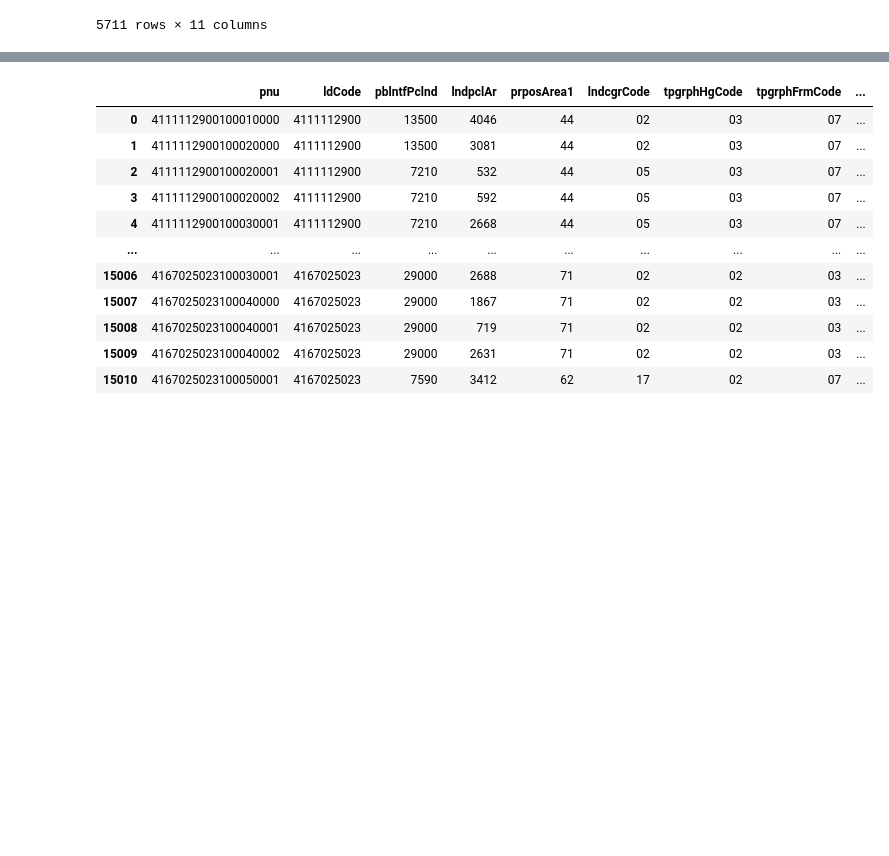
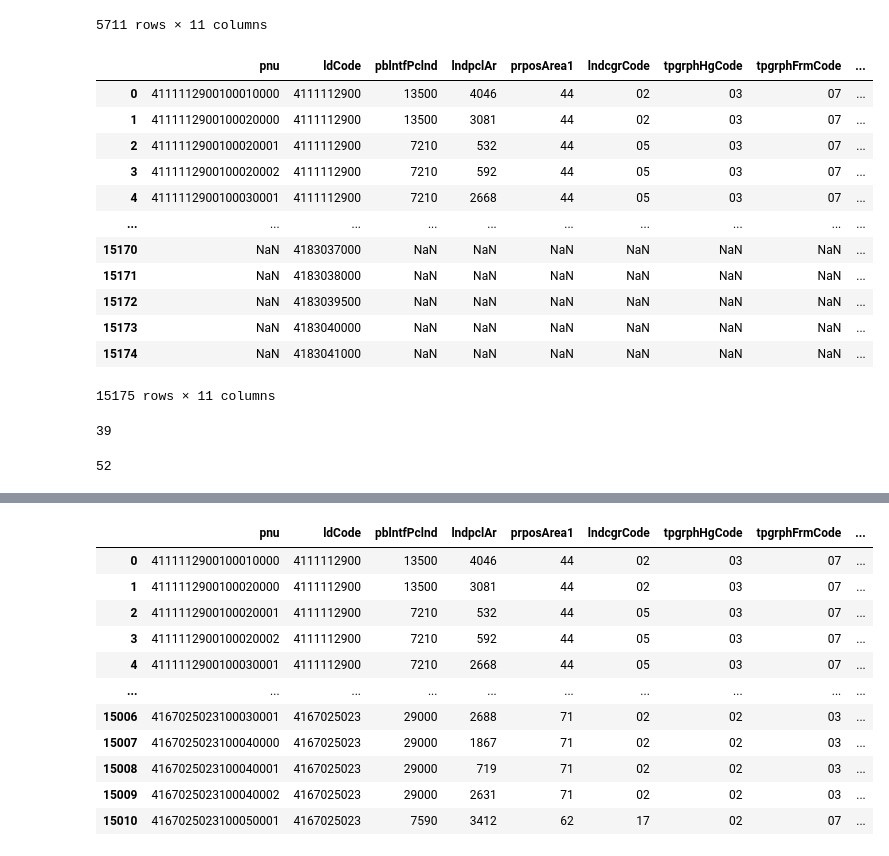
Before and after one commit to LEEPPEUM/final_project, a Jupyter notebook: DB/datasets.ipynb, the cells around one changed output, grey strips where cells are left out. Drawn from its saved outputs; the diff is of its cells as text; code cells hidden in the pictures; blank space fills up the shorter version.

```diff
--- a/DB/datasets.ipynb
+++ b/DB/datasets.ipynb
@@ -478,3 +471,20 @@ data_merge_1
 | 5709 | 4165010600100010009 | 4165010600 | 435000 | 80 | 71 | 28 | 02 | 07 | ... |
 | 5710 | 4165010600100010010 | 4165010600 | 29700 | 48 | 71 | 02 | 02 | 07 | ... |
 5711 rows × 11 columns
+# %%
+data_merge_1_1 = pd.merge(data1_1, data2_5, how="outer", on="ldCode")
+data_merge_1_1
+# %% [output]
+|  | pnu | ldCode | pblntfPclnd | lndpclAr | prposArea1 | lndcgrCode | tpgrphHgCode | tpgrphFrmCode | ... |
+| 0 | 4111112900100010000 | 4111112900 | 13500 | 4046 | 44 | 02 | 03 | 07 | ... |
+| 1 | 4111112900100020000 | 4111112900 | 13500 | 3081 | 44 | 02 | 03 | 07 | ... |
+| 2 | 4111112900100020001 | 4111112900 | 7210 | 532 | 44 | 05 | 03 | 07 | ... |
+| 3 | 4111112900100020002 | 4111112900 | 7210 | 592 | 44 | 05 | 03 | 07 | ... |
+| 4 | 4111112900100030001 | 4111112900 | 7210 | 2668 | 44 | 05 | 03 | 07 | ... |
+| ... | ... | ... | ... | ... | ... | ... | ... | ... | ... |
+| 15170 | NaN | 4183037000 | NaN | NaN | NaN | NaN | NaN | NaN | ... |
+| 15171 | NaN | 4183038000 | NaN | NaN | NaN | NaN | NaN | NaN | ... |
+| 15172 | NaN | 4183039500 | NaN | NaN | NaN | NaN | NaN | NaN | ... |
+| 15173 | NaN | 4183040000 | NaN | NaN | NaN | NaN | NaN | NaN | ... |
+| 15174 | NaN | 4183041000 | NaN | NaN | NaN | NaN | NaN | NaN | ... |
+15175 rows × 11 columns
@@ -480,0 +496,5 @@ data_merge_1
+# %%
+pnu = pd.DataFrame(pnu, columns=['pnu'])
+len(pnu['pnu'].unique())
+# %% [output]
+39
@@ -480,0 +506,5 @@ data_merge_1
+# %%
+ldCpsgCode = pd.DataFrame(ldCpsgCode, columns=['ldCpsgCode'])
+len(ldCpsgCode['ldCpsgCode'].unique())
+# %% [output]
+52
```
Also changed, not shown: parts of 22 cells of this notebook, 1 other file.
